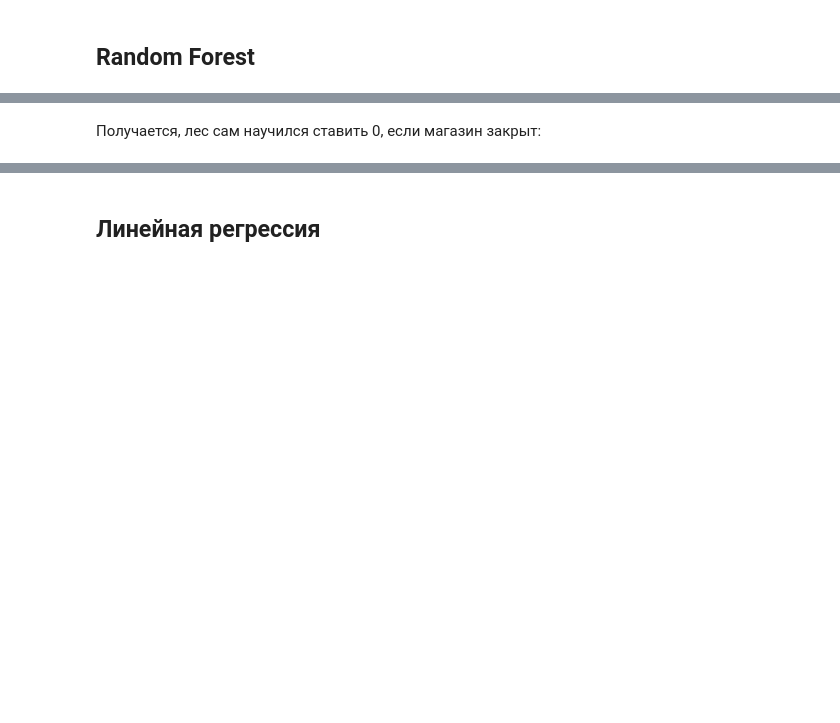
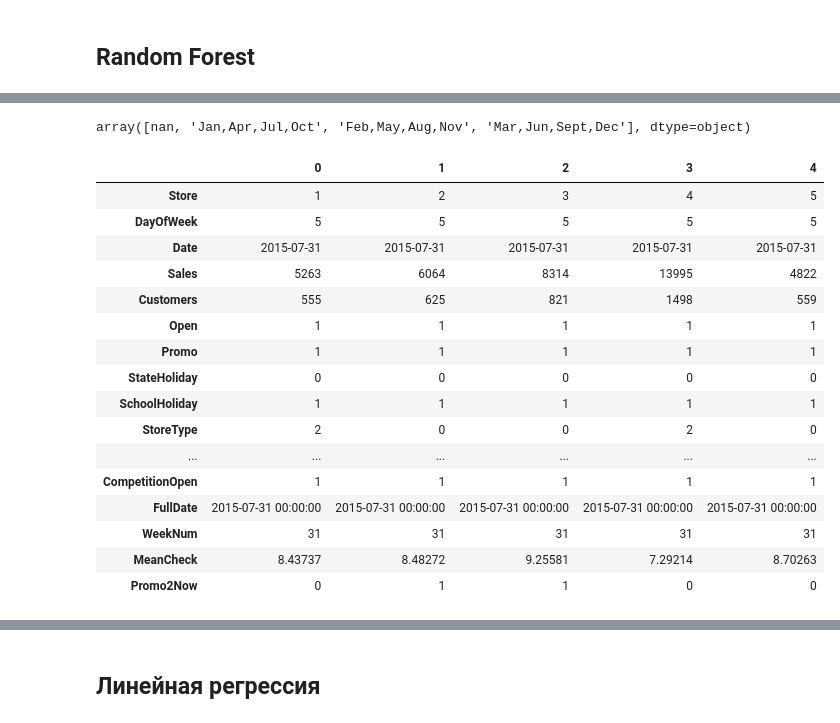
Before and after one commit to is-kozlov/sphere_hw, a Jupyter notebook: intro/hw3_Kozlov_Rossman.ipynb, the cells around one changed output, grey strips where cells are left out. Saved outputs shown, nothing was run; the diff lists cells and outputs as text; code cells hidden in the pictures; blank space fills up the shorter version.

```diff
--- a/intro/hw3_Kozlov_Rossman.ipynb
+++ b/intro/hw3_Kozlov_Rossman.ipynb
@@ -212,0 +151,65 @@ from sklearn.ensemble import RandomForestRegressor
+# %%
+df_full['CompetitionOpen'] = ((df_full['CompetitionOpenSinceYear'] < df_full['Year']) |\
+                             ((df_full['CompetitionOpenSinceYear'] == df_full['Year']) &\
+                              (df_full['CompetitionOpenSinceMonth'] <= df_full['Month']))).astype(int)
+
+df_test_full['CompetitionOpen'] = ((df_test_full['CompetitionOpenSinceYear'] < df_test_full['Year']) |\
+                             ((df_test_full['CompetitionOpenSinceYear'] == df_test_full['Year']) &\
+                              (df_test_full['CompetitionOpenSinceMonth'] <= df_test_full['Month']))).astype(int)
+# %%
+df_full['FullDate'] = pd.to_datetime(df_full.Date, format='%Y-%m-%d')
+df_test_full['FullDate'] = pd.to_datetime(df_test_full.Date, format='%Y-%m-%d')
+
+import datetime
+df_full['WeekNum'] = df_full['FullDate'].apply(func=lambda x: x.isocalendar()[1])
+df_test_full['WeekNum'] = df_test_full['FullDate'].apply(func=lambda x: x.isocalendar()[1])
+# %%
+sum_sales = df_full.groupby('Store')['Sales'].sum()
+sum_customers = df_full.groupby('Store')['Customers'].sum()
+mean_check = sum_sales/sum_customers
+df_meancheck = pd.DataFrame(mean_check, columns=['MeanCheck'])
+df_meancheck = df_meancheck.reset_index()
+df_full = df_full.merge(df_meancheck, on='Store', how='left')
+df_test_full = df_test_full.merge(df_meancheck, on='Store', how='left')
+del df_meancheck, sum_sales, sum_customers, mean_check
+# %%
+df_full['PromoInterval'].unique()
+# %% [output]
+array([nan, 'Jan,Apr,Jul,Oct', 'Feb,May,Aug,Nov', 'Mar,Jun,Sept,Dec'], dtype=object)
+# %%
+intervs_list = {'Jan,Apr,Jul,Oct': (1,4,7,10), 'Feb,May,Aug,Nov': (2,5,8,11), 'Mar,Jun,Sept,Dec': (3,6,9,12), np.nan: ()}
+
+#train
+df_full['Promo2Now'] = map(lambda week, month, year, promo2, interv, since_week, since_year:
+                          int((promo2) == 1 & ((year > since_year) | ((year == since_year) & (week >= since_week))) &\
+                           month in intervs_list[interv]),
+                           df_full['WeekNum'], df_full['Month'], df_full['Year'], df_full['Promo2'],
+                           df_full['PromoInterval'], df_full['Promo2SinceWeek'], df_full['Promo2SinceYear'])
+
+#test
+df_test_full['Promo2Now'] = map(lambda week, month, year, promo2, interv, since_week, since_year:
+                          int((promo2) == 1 & ((year > since_year) | ((year == since_year) & (week >= since_week))) &\
+                           month in intervs_list[interv]),
+                           df_test_full['WeekNum'], df_test_full['Month'], df_test_full['Year'],
+                           df_test_full['Promo2'], df_test_full['PromoInterval'], df_test_full['Promo2SinceWeek'],
+                           df_test_full['Promo2SinceYear'])
+# %%
+df_full.head().T
+# %% [output]
+|  | 0 | 1 | 2 | 3 | 4 |
+| Store | 1 | 2 | 3 | 4 | 5 |
+| DayOfWeek | 5 | 5 | 5 | 5 | 5 |
+| Date | 2015-07-31 | 2015-07-31 | 2015-07-31 | 2015-07-31 | 2015-07-31 |
+| Sales | 5263 | 6064 | 8314 | 13995 | 4822 |
+| Customers | 555 | 625 | 821 | 1498 | 559 |
+| Open | 1 | 1 | 1 | 1 | 1 |
+| Promo | 1 | 1 | 1 | 1 | 1 |
+| StateHoliday | 0 | 0 | 0 | 0 | 0 |
+| SchoolHoliday | 1 | 1 | 1 | 1 | 1 |
+| StoreType | 2 | 0 | 0 | 2 | 0 |
+| ... | ... | ... | ... | ... | ... |
+| CompetitionOpen | 1 | 1 | 1 | 1 | 1 |
+| FullDate | 2015-07-31 00:00:00 | 2015-07-31 00:00:00 | 2015-07-31 00:00:00 | 2015-07-31 00:00:00 | 2015-07-31 00:00:00 |
+| WeekNum | 31 | 31 | 31 | 31 | 31 |
+| MeanCheck | 8.43737 | 8.48272 | 9.25581 | 7.29214 | 8.70263 |
+| Promo2Now | 0 | 1 | 1 | 0 | 0 |
@@ -219,2 +226,0 @@ score = cls.predict(X_test_full)
-# %% [markdown]
-Получается, лес сам научился ставить 0, если магазин закрыт:
```
Also changed, not shown: parts of 89 cells of this notebook.
